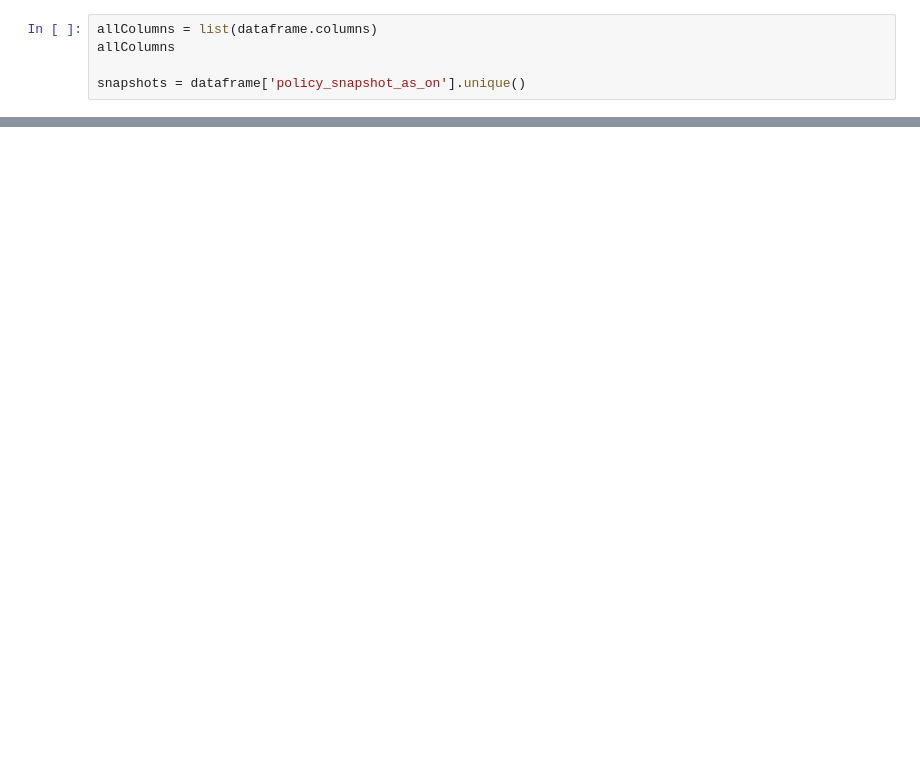
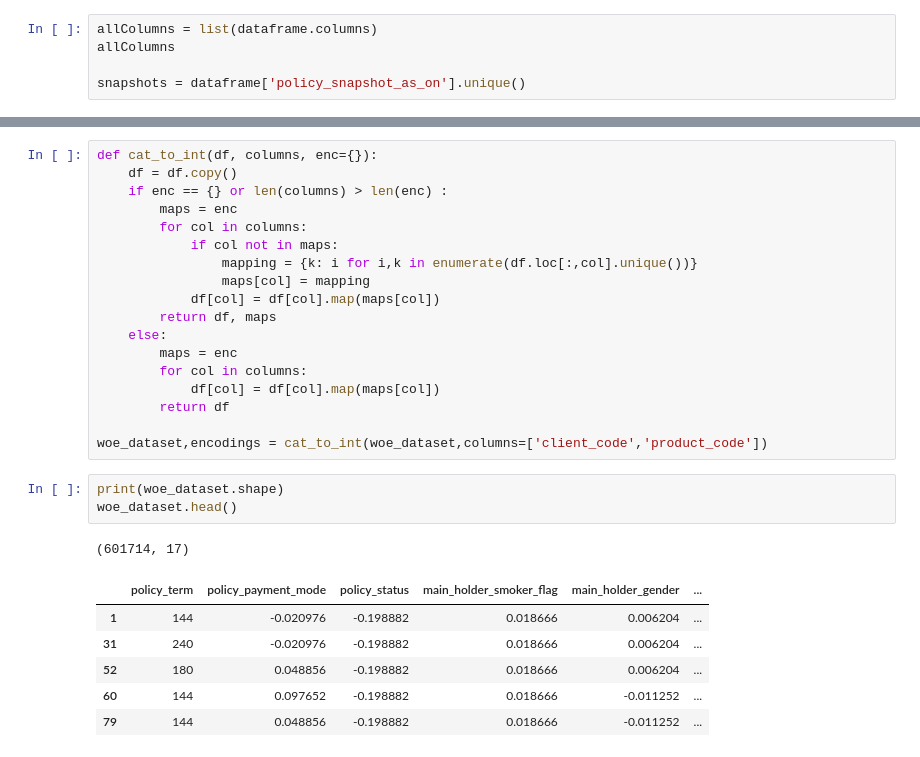
Before and after one commit to BoTZ-TND/DataStorm-Final-2021, a Jupyter notebook: src/scripts/Feature Extraction.ipynb, the cells around one changed output, grey strips where cells are left out. Saved outputs shown, nothing was run; the diff lists cells and outputs as text; blank space fills up the shorter version.

```diff
--- a/src/scripts/Feature Extraction.ipynb
+++ b/src/scripts/Feature Extraction.ipynb
@@ -174,0 +351,29 @@ categorical_bar('Pclass')
+# %%
+def cat_to_int(df, columns, enc={}):
+    df = df.copy()
+    if enc == {} or len(columns) > len(enc) :
+        maps = enc
+        for col in columns:
+            if col not in maps:
+                mapping = {k: i for i,k in enumerate(df.loc[:,col].unique())}
+                maps[col] = mapping
+            df[col] = df[col].map(maps[col])
+        return df, maps
+    else:
+        maps = enc
+        for col in columns:
+            df[col] = df[col].map(maps[col])
+        return df
+
+woe_dataset,encodings = cat_to_int(woe_dataset,columns=['client_code','product_code'])
+# %%
+print(woe_dataset.shape)
+woe_dataset.head()
+# %% [output]
+(601714, 17)
+|  | policy_term | policy_payment_mode | policy_status | main_holder_smoker_flag | main_holder_gender | ... |
+| 1 | 144 | -0.020976 | -0.198882 | 0.018666 | 0.006204 | ... |
+| 31 | 240 | -0.020976 | -0.198882 | 0.018666 | 0.006204 | ... |
+| 52 | 180 | 0.048856 | -0.198882 | 0.018666 | 0.006204 | ... |
+| 60 | 144 | 0.097652 | -0.198882 | 0.018666 | -0.011252 | ... |
+| 79 | 144 | 0.048856 | -0.198882 | 0.018666 | -0.011252 | ... |
```
Also changed, not shown: parts of 41 cells of this notebook, 1 other file.
